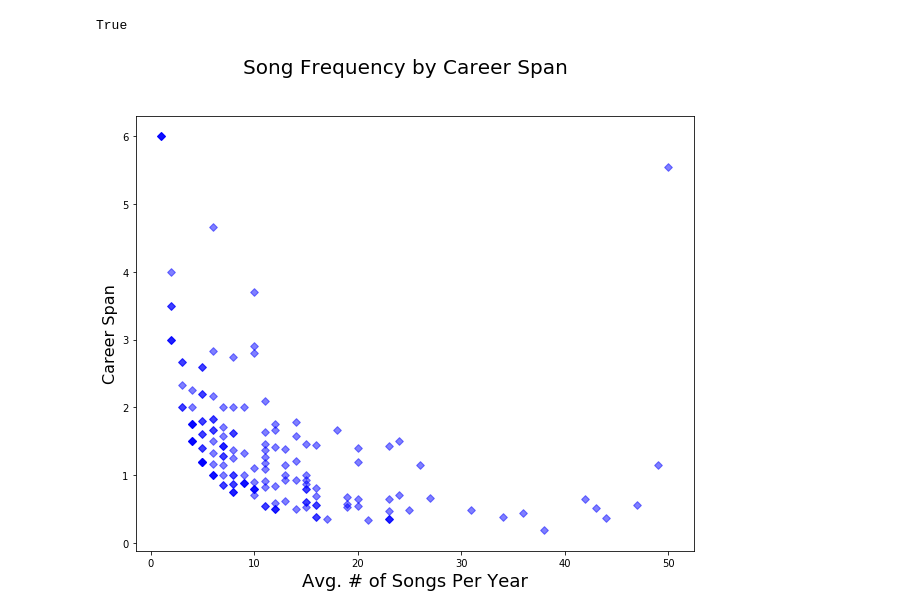
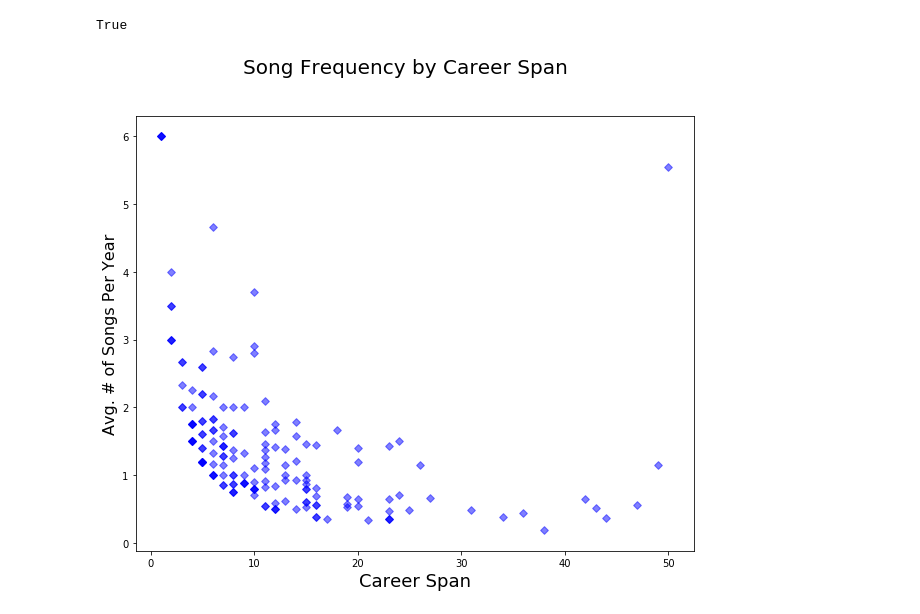
Before and after one commit to erdemtor/Data-Mining-Project, a Jupyter notebook: song_frequency vs career_span.ipynb, the cells around one changed output. Cells and saved outputs as stored; diff of their text form; code cells hidden in the pictures.

```diff
--- a/song_frequency vs career_span.ipynb
+++ b/song_frequency vs career_span.ipynb
@@ -41,7 +41,7 @@ for artist in popular_artists.to_dict().keys():
 avg_songs_per_year = dict()
 for artist in popular_artists.to_dict().keys():
     howmanysongs = data[data.Artist.str.contains(artist)].Year.count()
-    if artist in df:
+    if artist in spans:
         avg_songs_per_year[artist] = float(howmanysongs) / float(spans[artist])
 
 result_x = []
@@ -61,6 +61,6 @@ def plot(x, y, title, xlabel, ylabel):
     plt.ylabel(ylabel, fontsize=16)
     plt.show()
 # %%
-plot(result_x, result_y, 'Song Frequency by Career Span', 'Avg. # of Songs Per Year', 'Career Span')
+plot(result_x, result_y, 'Song Frequency by Career Span', 'Career Span', 'Avg. # of Songs Per Year')
 # %% [output]
-[figure, old version]
+[figure, new version]
```
Also changed, not shown: parts of 1 cell of this notebook, 2 other files.
